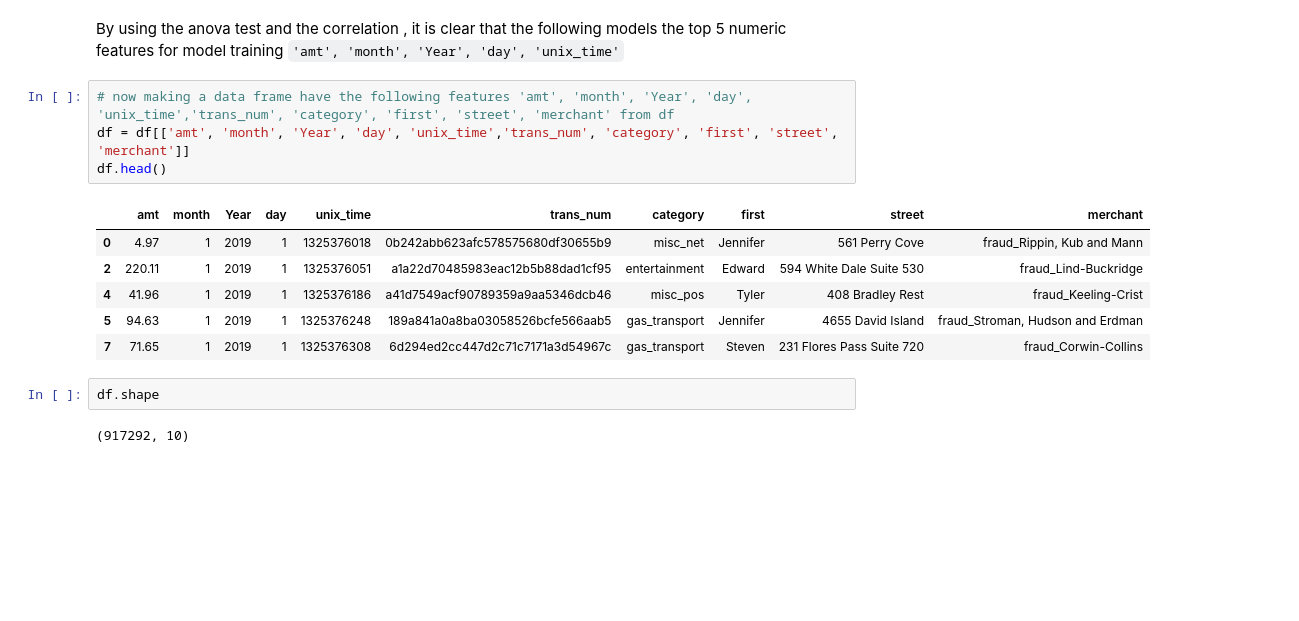
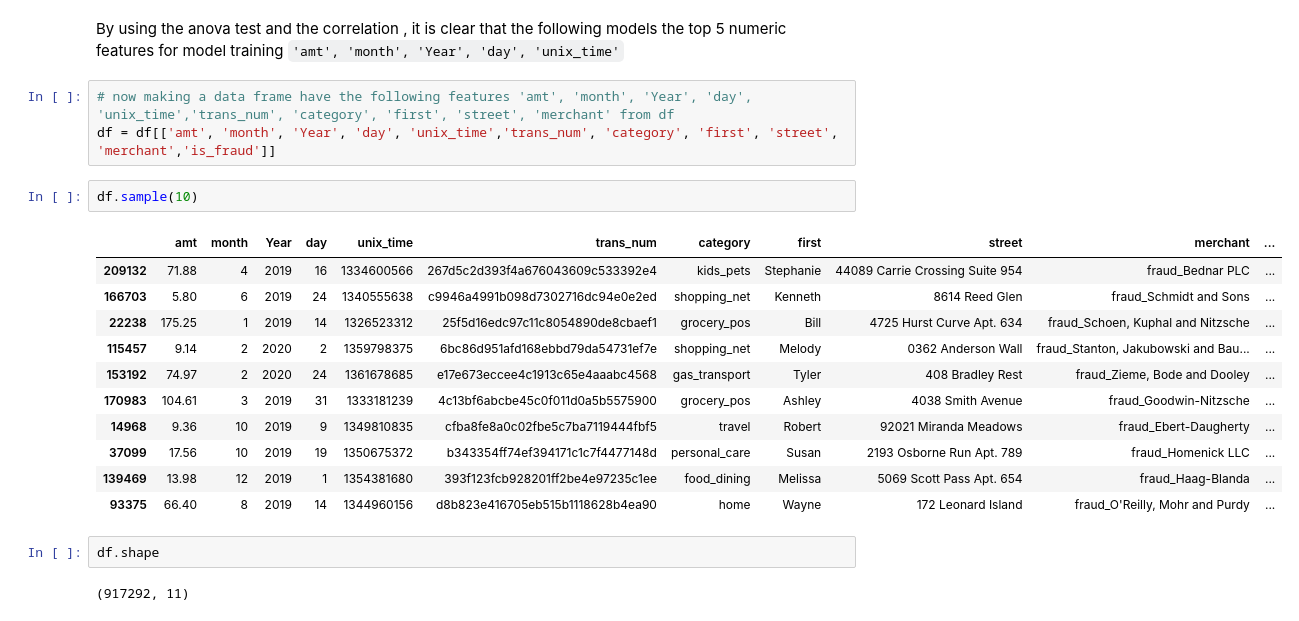
Before and after one commit to shaheeralics/Data-Science-Learning-With-Projects, a Jupyter notebook: Projects/ML - DL/P4 Credit Card Transactions Dataset.ipynb, the cells around one changed output. Cells and saved outputs as stored; diff of their text form; blank space fills up the shorter version.

```diff
--- a/Projects/ML - DL/P4 Credit Card Transactions Dataset.ipynb
+++ b/Projects/ML - DL/P4 Credit Card Transactions Dataset.ipynb
@@ -496,16 +503,22 @@ By using the anova test and the correlation , it is clear that the following mod
 `'amt', 'month', 'Year', 'day', 'unix_time'`
 # %%
 # now making a data frame have the following features 'amt', 'month', 'Year', 'day', 'unix_time','trans_num', 'category', 'first', 'street', 'merchant' from df
-df = df[['amt', 'month', 'Year', 'day', 'unix_time','trans_num', 'category', 'first', 'street', 'merchant']]
-df.head()
+df = df[['amt', 'month', 'Year', 'day', 'unix_time','trans_num', 'category', 'first', 'street', 'merchant','is_fraud']]
-# %% [output]
-|  | amt | month | Year | day | unix_time | trans_num | category | first | street | merchant |
-| 0 | 4.97 | 1 | 2019 | 1 | 1325376018 | 0b242abb623afc578575680df30655b9 | misc_net | Jennifer | 561 Perry Cove | fraud_Rippin, Kub and Mann |
-| 2 | 220.11 | 1 | 2019 | 1 | 1325376051 | a1a22d70485983eac12b5b88dad1cf95 | entertainment | Edward | 594 White Dale Suite 530 | fraud_Lind-Buckridge |
-| 4 | 41.96 | 1 | 2019 | 1 | 1325376186 | a41d7549acf90789359a9aa5346dcb46 | misc_pos | Tyler | 408 Bradley Rest | fraud_Keeling-Crist |
-| 5 | 94.63 | 1 | 2019 | 1 | 1325376248 | 189a841a0a8ba03058526bcfe566aab5 | gas_transport | Jennifer | 4655 David Island | fraud_Stroman, Hudson and Erdman |
-| 7 | 71.65 | 1 | 2019 | 1 | 1325376308 | 6d294ed2cc447d2c71c7171a3d54967c | gas_transport | Steven | 231 Flores Pass Suite 720 | fraud_Corwin-Collins |
+# %%
+df.sample(10)
+# %% [output]
+|  | amt | month | Year | day | unix_time | trans_num | category | first | street | merchant | ... |
+| 209132 | 71.88 | 4 | 2019 | 16 | 1334600566 | 267d5c2d393f4a676043609c533392e4 | kids_pets | Stephanie | 44089 Carrie Crossing Suite 954 | fraud_Bednar PLC | ... |
+| 166703 | 5.80 | 6 | 2019 | 24 | 1340555638 | c9946a4991b098d7302716dc94e0e2ed | shopping_net | Kenneth | 8614 Reed Glen | fraud_Schmidt and Sons | ... |
+| 22238 | 175.25 | 1 | 2019 | 14 | 1326523312 | 25f5d16edc97c11c8054890de8cbaef1 | grocery_pos | Bill | 4725 Hurst Curve Apt. 634 | fraud_Schoen, Kuphal and Nitzsche | ... |
+| 115457 | 9.14 | 2 | 2020 | 2 | 1359798375 | 6bc86d951afd168ebbd79da54731ef7e | shopping_net | Melody | 0362 Anderson Wall | fraud_Stanton, Jakubowski and Bau... | ... |
+| 153192 | 74.97 | 2 | 2020 | 24 | 1361678685 | e17e673eccee4c1913c65e4aaabc4568 | gas_transport | Tyler | 408 Bradley Rest | fraud_Zieme, Bode and Dooley | ... |
+| 170983 | 104.61 | 3 | 2019 | 31 | 1333181239 | 4c13bf6abcbe45c0f011d0a5b5575900 | grocery_pos | Ashley | 4038 Smith Avenue | fraud_Goodwin-Nitzsche | ... |
+| 14968 | 9.36 | 10 | 2019 | 9 | 1349810835 | cfba8fe8a0c02fbe5c7ba7119444fbf5 | travel | Robert | 92021 Miranda Meadows | fraud_Ebert-Daugherty | ... |
+| 37099 | 17.56 | 10 | 2019 | 19 | 1350675372 | b343354ff74ef394171c1c7f4477148d | personal_care | Susan | 2193 Osborne Run Apt. 789 | fraud_Homenick LLC | ... |
+| 139469 | 13.98 | 12 | 2019 | 1 | 1354381680 | 393f123fcb928201ff2be4e97235c1ee | food_dining | Melissa | 5069 Scott Pass Apt. 654 | fraud_Haag-Blanda | ... |
+| 93375 | 66.40 | 8 | 2019 | 14 | 1344960156 | d8b823e416705eb515b1118628b4ea90 | home | Wayne | 172 Leonard Island | fraud_O'Reilly, Mohr and Purdy | ... |
 # %%
 df.shape
 # %% [output]
-(917292, 10)
+(917292, 11)
```
Also changed, not shown: parts of 5 cells of this notebook.
